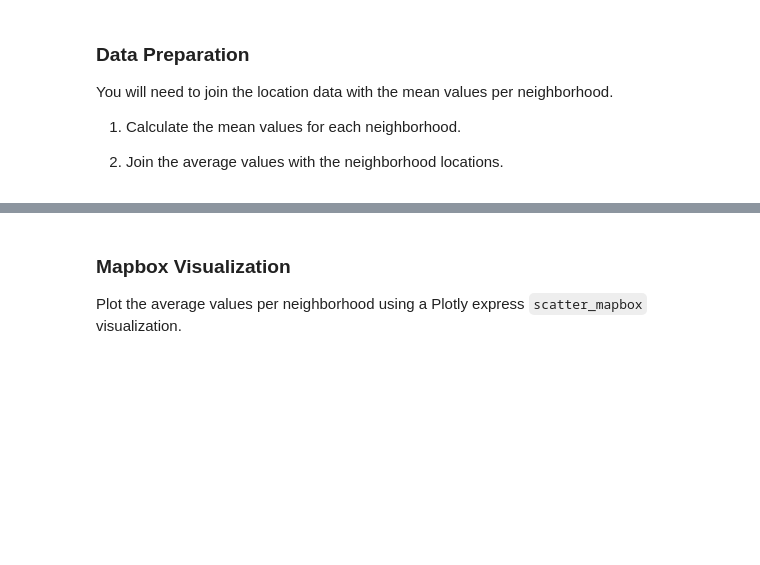
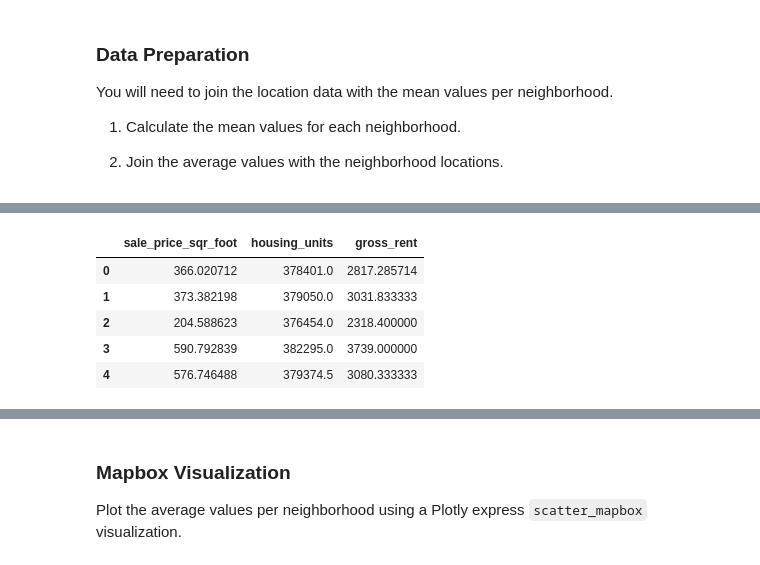
Before and after one commit to johnlardis/Week-6-Homework, a Jupyter notebook: Starter_Code/rental_analysis.ipynb, the cells around one changed output, grey strips where cells are left out. Cells and saved outputs as stored; diff of their text form; code cells hidden in the pictures; blank space fills up the shorter version.

```diff
--- a/Starter_Code/rental_analysis.ipynb
+++ b/Starter_Code/rental_analysis.ipynb
@@ -145,7 +177,12 @@ In this section, you will use hvplot to create two interactive visulizations of
 In this section, you will need to calculate the mean sale price per square foot for each neighborhood and then sort the values to obtain the top 10 most expensive neighborhoods on average. Plot the results as a bar chart.
 # %%
 # Getting the data from the top 10 expensive neighborhoods to own
-# YOUR CODE HERE!
+
+sf_data_top_10= sfo_data.groupby('neighborhood').mean().sort_values(by='sale_price_sqr_foot', ascending = False)
+
+sf_data_top_10=pd.DataFrame(sf_data_top_10).reset_index()
+
+sf_data_top_10.head(10)
 # %% [output]
 |  | neighborhood | sale_price_sqr_foot | housing_units | gross_rent |
 | 0 | Union Square District | 903.993258 | 377427.50 | 2555.166667 |
@@ -230,2 +259,19 @@ You will need to join the location data with the mean values per neighborhood.
+# %%
+# Calculate the mean values for each neighborhood
+neighbourhood_mean_values = sf_data_top_10.sort_values(by='neighborhood').reset_index(drop=True)
+
+#renaming neighborhood to Neighborhood so tables will align
+#neighbourhood_mean_vales = neighbourhood_mean_values.rename(columns = {'neighborhood': 'Neighborhood'}, inplace = False)
+
+neighbourhood_mean_vales = neighbourhood_mean_vales.drop(['Neighborhood'],axis=1)
+
+neighbourhood_mean_vales.head()
+# %% [output]
+|  | sale_price_sqr_foot | housing_units | gross_rent |
+| 0 | 366.020712 | 378401.0 | 2817.285714 |
+| 1 | 373.382198 | 379050.0 | 3031.833333 |
+| 2 | 204.588623 | 376454.0 | 2318.400000 |
+| 3 | 590.792839 | 382295.0 | 3739.000000 |
+| 4 | 576.746488 | 379374.5 | 3080.333333 |
 # %%
 # Join the average values with the neighborhood locations
```
Also changed, not shown: parts of 24 cells of this notebook, 4 other files.
